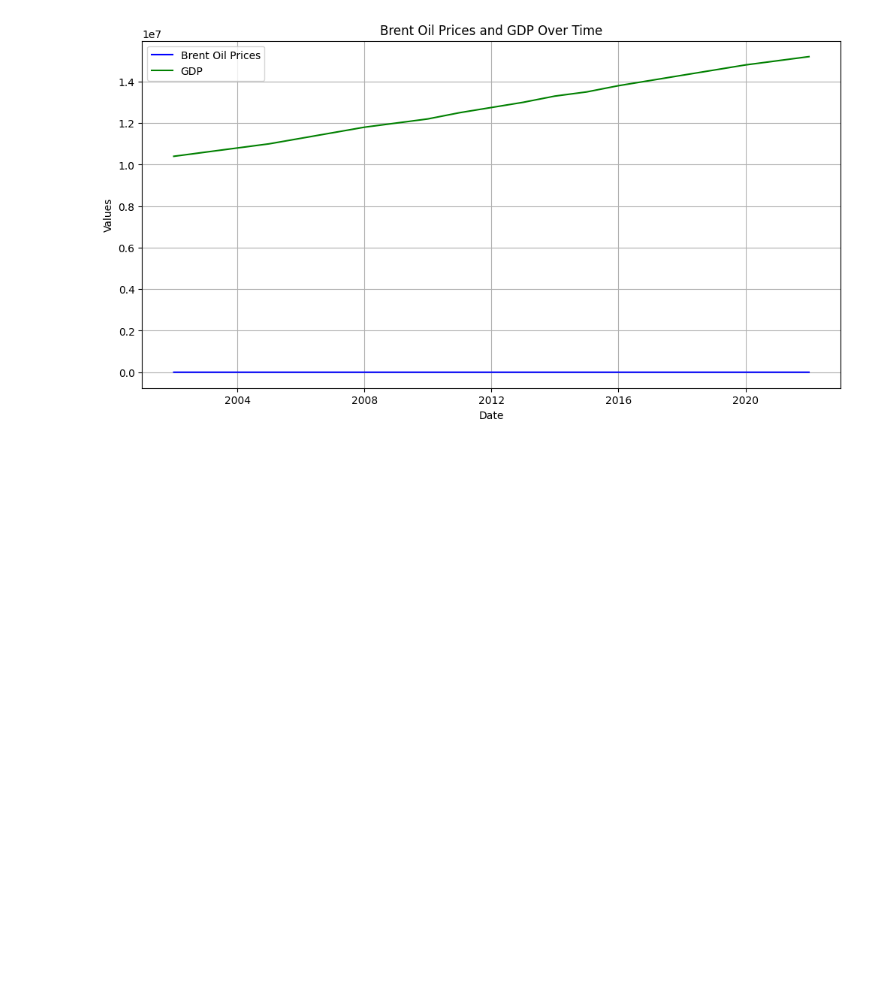
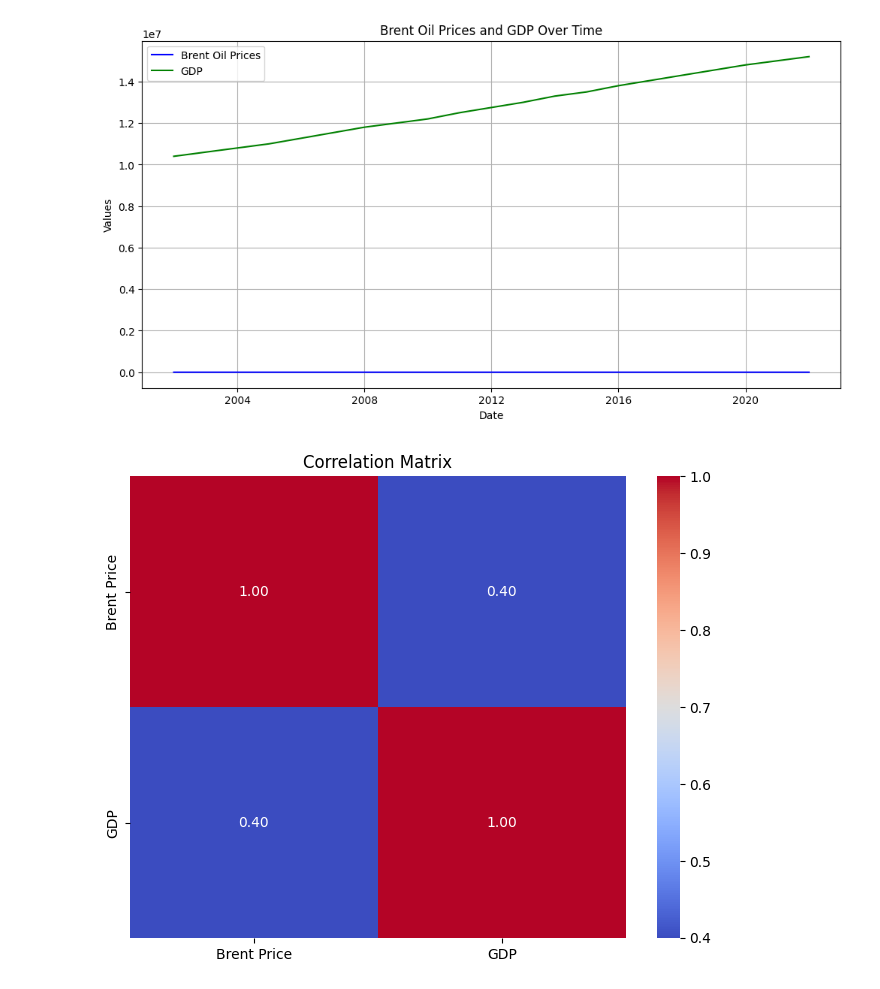
Before and after one commit to Wbam/week-10, a Jupyter notebook: notebooks/Analyze_Brent_Task_2.ipynb, the cells around one changed output. Cells and saved outputs as stored; diff of their text form; code cells hidden in the pictures; blank space fills up the shorter version.

Commit message:
graphs on correlation matrix

```diff
--- a/notebooks/Analyze_Brent_Task_2.ipynb
+++ b/notebooks/Analyze_Brent_Task_2.ipynb
@@ -176,3 +176,11 @@ Date
 2004-12-31        40.38  11000000.0
 2007-12-31        93.68  11800000.0
 [figure]
+# %%
+# Correlation Analysis
+plt.figure(figsize=(8, 6))
+sns.heatmap(data_annual.corr(), annot=True, fmt='.2f', cmap='coolwarm')
+plt.title('Correlation Matrix')
+plt.show()
+# %% [output]
+[figure, added]
```
